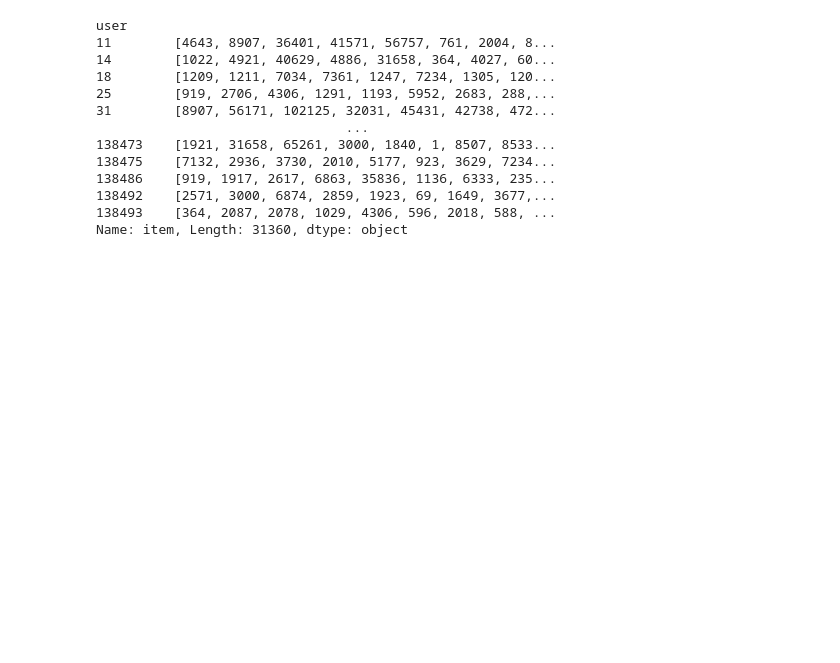
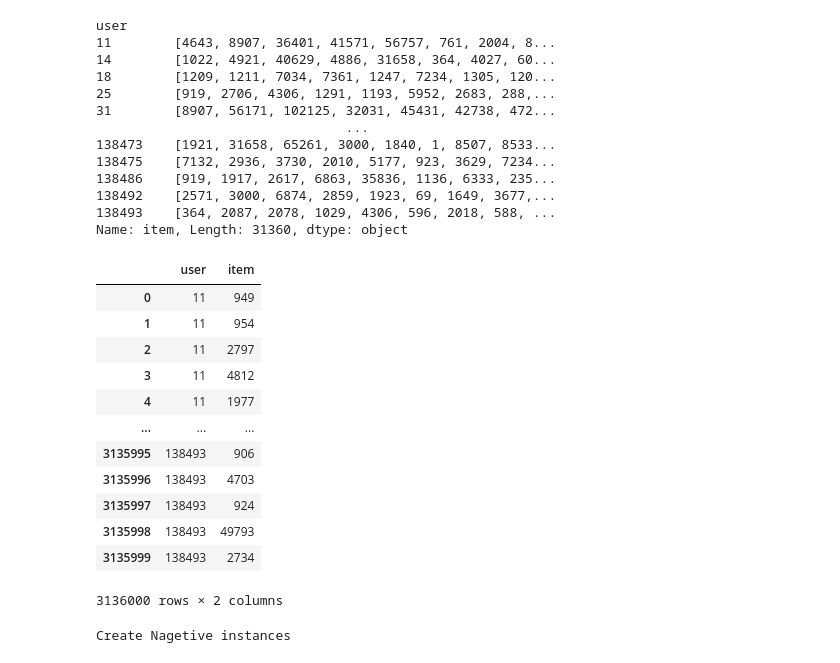
Before and after one commit to boostcampaitech4lv23recsys2/level2_movierecommendation_recsys-level2-recsys-08, a Jupyter notebook: Recbole/FFM_for_nsample.ipynb, the cells around one changed output. Drawn from its saved outputs; the diff is of its cells as text; code cells hidden in the pictures; blank space fills up the shorter version.

```diff
--- a/Recbole/FFM_for_nsample.ipynb
+++ b/Recbole/FFM_for_nsample.ipynb
@@ -365,6 +365,6 @@ print(json.dumps(result, indent=4))
 }
 # %%
 # 모델 불러오기
-model_path='saved/FFM-Dec-25-2022_20-18-51.pth'
+model_path='saved/FFM-Dec-26-2022_02-03-31.pth'
 config, model, dataset, train_data, valid_data, test_data = load_data_and_model(model_path)
 # %% [output]
@@ -445,10 +445,28 @@ for user, pred in zip(user_list, pred_list):
     for item in pred:
         item = int(index_2_itemid[item-1])
         result.append((user, item))
+# %%
+result2 = pd.DataFrame(result)
+result2.columns = ['user', 'item']
+result2
+# %% [output]
+|  | user | item |
+| 0 | 11 | 949 |
+| 1 | 11 | 954 |
+| 2 | 11 | 2797 |
+| 3 | 11 | 4812 |
+| 4 | 11 | 1977 |
+| ... | ... | ... |
+| 3135995 | 138493 | 906 |
+| 3135996 | 138493 | 4703 |
+| 3135997 | 138493 | 924 |
+| 3135998 | 138493 | 49793 |
+| 3135999 | 138493 | 2734 |
+3136000 rows × 2 columns
 # %%
 print("Create Nagetive instances")
 num_negative = 50
-user_group_dfs = list(pd.DataFrame(result).groupby('user')['item'])
+user_group_dfs = list(result2.groupby('user')['item'])
 first_row = True
 user_neg_dfs = pd.DataFrame() # 총 유저의 negative sample df
 
@@ -464,6 +482,8 @@ for u, u_items in tqdm(user_group_dfs): # 한 유저와 해당 유저의 item들
         first_row = False
     else:
         user_neg_dfs = pd.concat([user_neg_dfs, i_user_neg_df], axis = 0, sort=False)
+# %% [output]
+Create Nagetive instances
 # %%
 # 원래 df에 label 추가 후 negative sample df와 합쳐주기
 origin_train_df = pd.read_csv('/opt/ml/input/data/train/train_ratings.csv')
```
Also changed, not shown: parts of 7 cells of this notebook.
